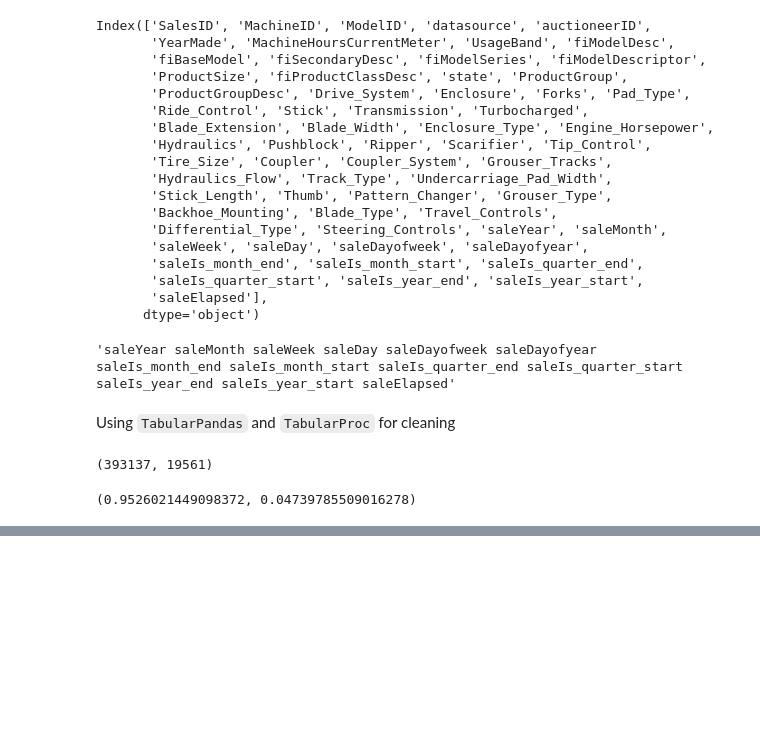
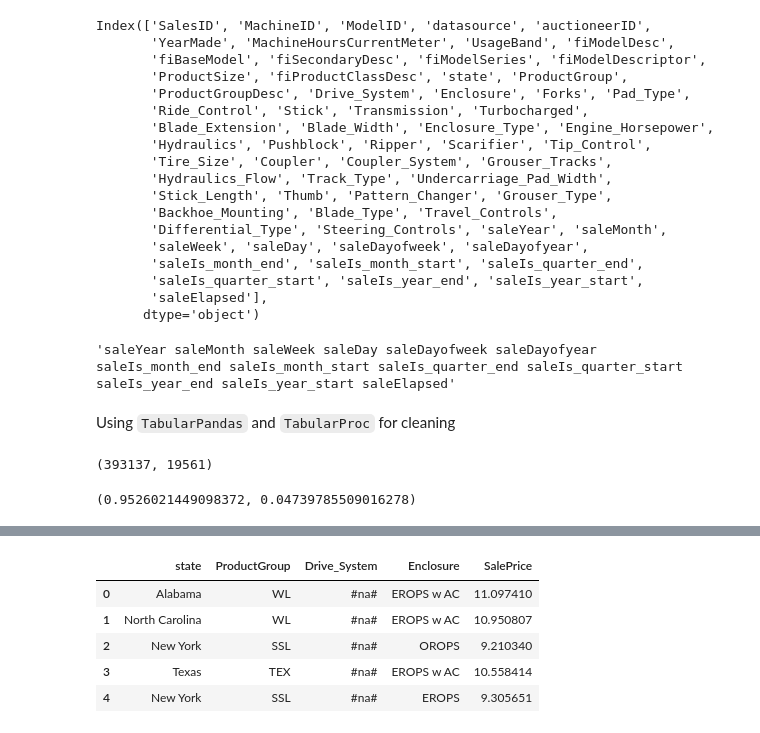
Before and after one commit to peterbull/deep-learning-projects, a Jupyter notebook: ch_9_notes/09_tabular.ipynb, the cells around one changed output, grey strips where cells are left out. Saved outputs shown, nothing was run; the diff lists cells and outputs as text; code cells hidden in the pictures; blank space fills up the shorter version.

```diff
--- a/ch_9_notes/09_tabular.ipynb
+++ b/ch_9_notes/09_tabular.ipynb
@@ -237,4 +237,12 @@ to.show(5)
 | 3 | High | PC120-6E | PC120 | #na# | -6E | #na# | Small | ... |
 | 4 | Medium | S175 | S175 | #na# | #na# | #na# | #na# | ... |
 # %%
-to1 = TabularPandas(df, procs, ['state', 'ProductGroup', 'Drive_System', 'Enclosure'])
+to1 = TabularPandas(df, procs, ['state', 'ProductGroup', 'Drive_System', 'Enclosure'], [],y_names=dep_var, splits=splits)
+to1.show(5)
+# %% [output]
+|  | state | ProductGroup | Drive_System | Enclosure | SalePrice |
+| 0 | Alabama | WL | #na# | EROPS w AC | 11.097410 |
+| 1 | North Carolina | WL | #na# | EROPS w AC | 10.950807 |
+| 2 | New York | SSL | #na# | OROPS | 9.210340 |
+| 3 | Texas | TEX | #na# | EROPS w AC | 10.558414 |
+| 4 | New York | SSL | #na# | EROPS | 9.305651 |
```
Also changed, not shown: parts of 8 cells of this notebook.
